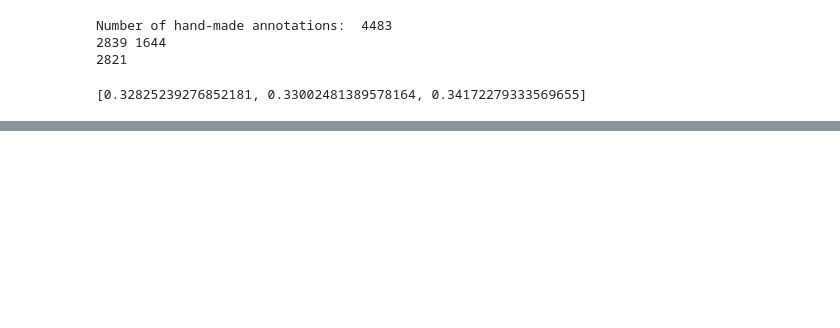
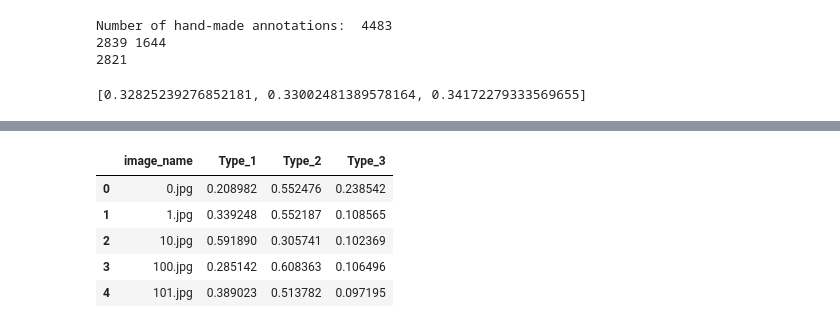
Before and after one commit to vfdev-5/Intel_MobileODT, a Jupyter notebook: notebooks/pipeline_cervix_classification.ipynb, the cells around one changed output, grey strips where cells are left out. Cells and saved outputs as stored; diff of their text form; code cells hidden in the pictures; blank space fills up the shorter version.

```diff
--- a/notebooks/pipeline_cervix_classification.ipynb
+++ b/notebooks/pipeline_cervix_classification.ipynb
@@ -64,3 +46,0 @@ Using gpu device 0: GeForce GT 750M (CNMeM is enabled with initial size: 50.0% o
-# %%
-cnn = get_cnn()
-cnn.summary()
@@ -721,0 +412,7 @@ Epoch 30/30
+# %%
+## Predict on test data
+from data_utils import test_ids
+
+test_id_type_list = []
+for image_id in test_ids:
+    test_id_type_list.append((image_id, "Test"))
@@ -721,0 +469,22 @@ Epoch 30/30
+# %%
+import pandas as pd
+
+
+def compute_mean(predictions):
+    df = predictions[0]
+    for p in predictions[1:]:
+        df = pd.concat([df, p], axis=0)
+    df = df.apply(pd.to_numeric, errors='ignore')
+    gb = df.groupby('image_name')
+    df2 = gb.agg(np.mean).reset_index()
+    return df2
+
+df = compute_mean(predictions)
+df.head()
+# %% [output]
+|  | image_name | Type_1 | Type_2 | Type_3 |
+| 0 | 0.jpg | 0.208982 | 0.552476 | 0.238542 |
+| 1 | 1.jpg | 0.339248 | 0.552187 | 0.108565 |
+| 2 | 10.jpg | 0.591890 | 0.305741 | 0.102369 |
+| 3 | 100.jpg | 0.285142 | 0.608363 | 0.106496 |
+| 4 | 101.jpg | 0.389023 | 0.513782 | 0.097195 |
```
Also changed, not shown: parts of 25 cells of this notebook, 21 other files.
